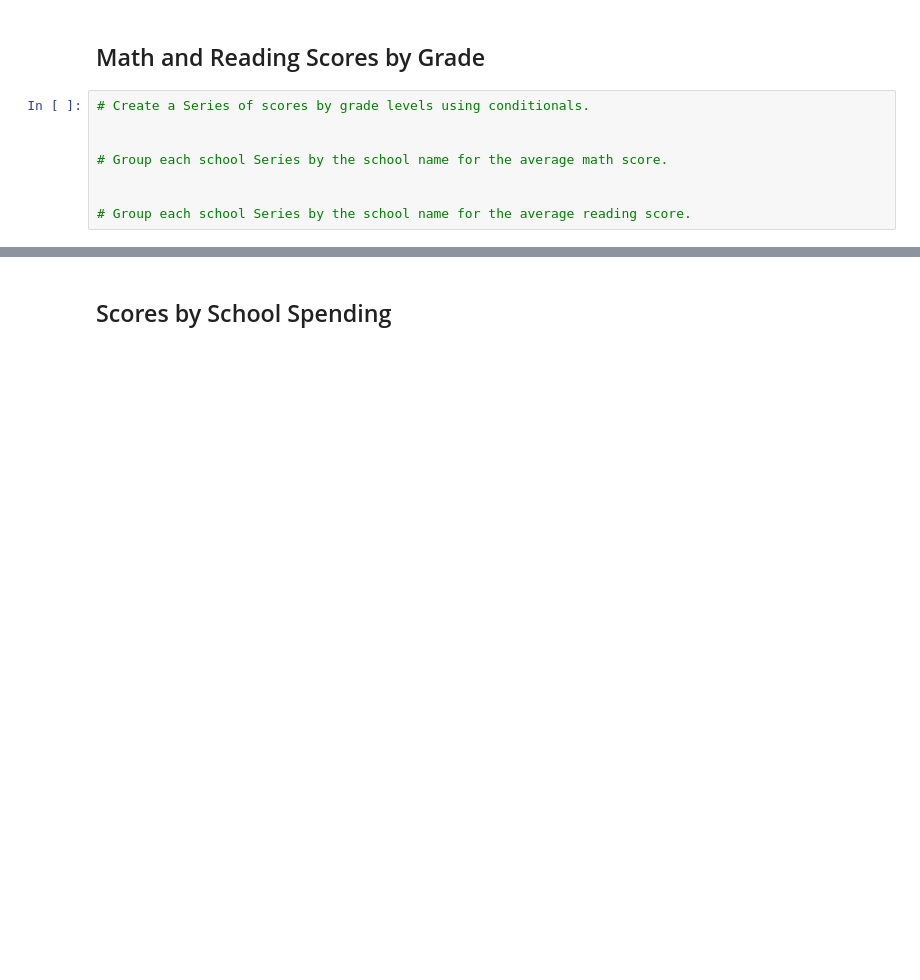
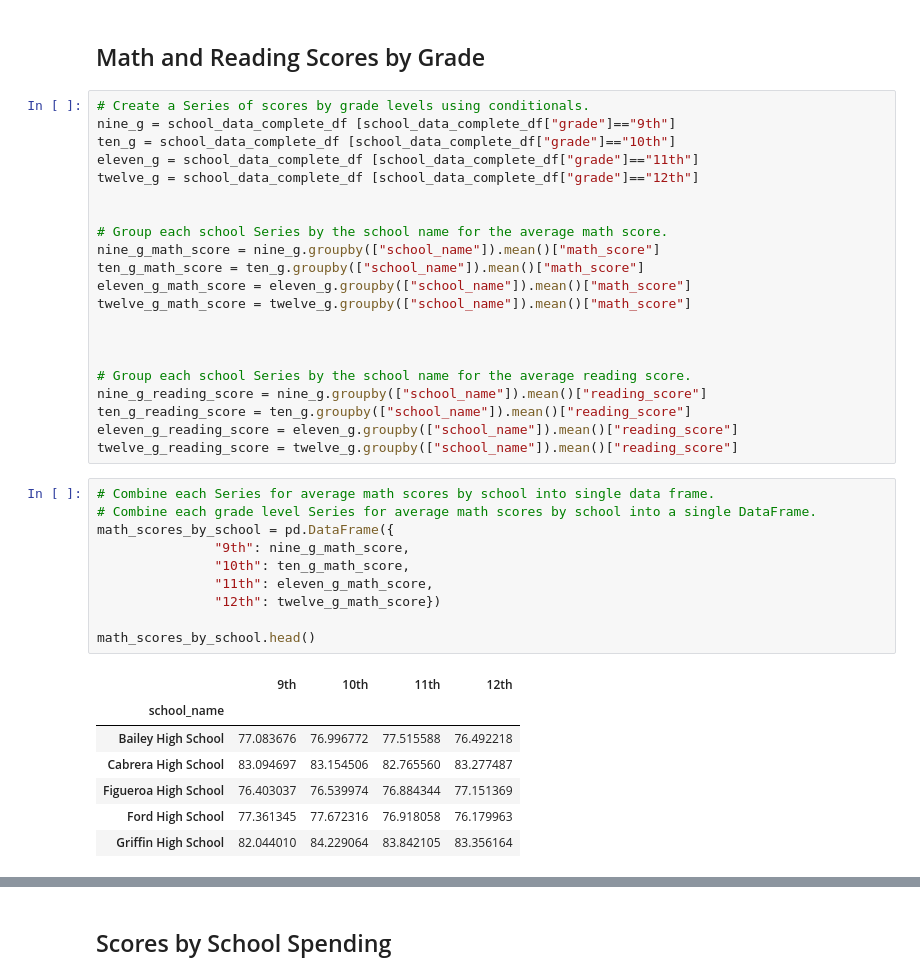
Before and after one commit to TraceyFitz/School_District_Analysis, a Jupyter notebook: PyCitySchools_Challenge_starter_code.ipynb, the cells around one changed output, grey strips where cells are left out. Drawn from its saved outputs; the diff is of its cells as text; blank space fills up the shorter version.

```diff
--- a/PyCitySchools_Challenge_starter_code.ipynb
+++ b/PyCitySchools_Challenge_starter_code.ipynb
@@ -307,10 +403,41 @@ SyntaxError: unexpected EOF while parsing (3815916879.py, line 3)
 ## Math and Reading Scores by Grade
 # %%
 # Create a Series of scores by grade levels using conditionals.
+nine_g = school_data_complete_df [school_data_complete_df["grade"]=="9th"]
+ten_g = school_data_complete_df [school_data_complete_df["grade"]=="10th"]
+eleven_g = school_data_complete_df [school_data_complete_df["grade"]=="11th"]
+twelve_g = school_data_complete_df [school_data_complete_df["grade"]=="12th"]
 
 
 # Group each school Series by the school name for the average math score.
+nine_g_math_score = nine_g.groupby(["school_name"]).mean()["math_score"]
+ten_g_math_score = ten_g.groupby(["school_name"]).mean()["math_score"]
+eleven_g_math_score = eleven_g.groupby(["school_name"]).mean()["math_score"]
+twelve_g_math_score = twelve_g.groupby(["school_name"]).mean()["math_score"]
+
 
 
 # Group each school Series by the school name for the average reading score.
+nine_g_reading_score = nine_g.groupby(["school_name"]).mean()["reading_score"]
+ten_g_reading_score = ten_g.groupby(["school_name"]).mean()["reading_score"]
+eleven_g_reading_score = eleven_g.groupby(["school_name"]).mean()["reading_score"]
+twelve_g_reading_score = twelve_g.groupby(["school_name"]).mean()["reading_score"]
+# %%
+# Combine each Series for average math scores by school into single data frame.
+# Combine each grade level Series for average math scores by school into a single DataFrame.
+math_scores_by_school = pd.DataFrame({
+               "9th": nine_g_math_score,
+               "10th": ten_g_math_score,
+               "11th": eleven_g_math_score,
+               "12th": twelve_g_math_score})
+
+math_scores_by_school.head()
+# %% [output]
+|  | 9th | 10th | 11th | 12th |
+| school_name |  |  |  |  |
+| Bailey High School | 77.083676 | 76.996772 | 77.515588 | 76.492218 |
+| Cabrera High School | 83.094697 | 83.154506 | 82.765560 | 83.277487 |
+| Figueroa High School | 76.403037 | 76.539974 | 76.884344 | 77.151369 |
+| Ford High School | 77.361345 | 77.672316 | 76.918058 | 76.179963 |
+| Griffin High School | 82.044010 | 84.229064 | 83.842105 | 83.356164 |
 # %%
```
Also changed, not shown: parts of 23 cells of this notebook.
